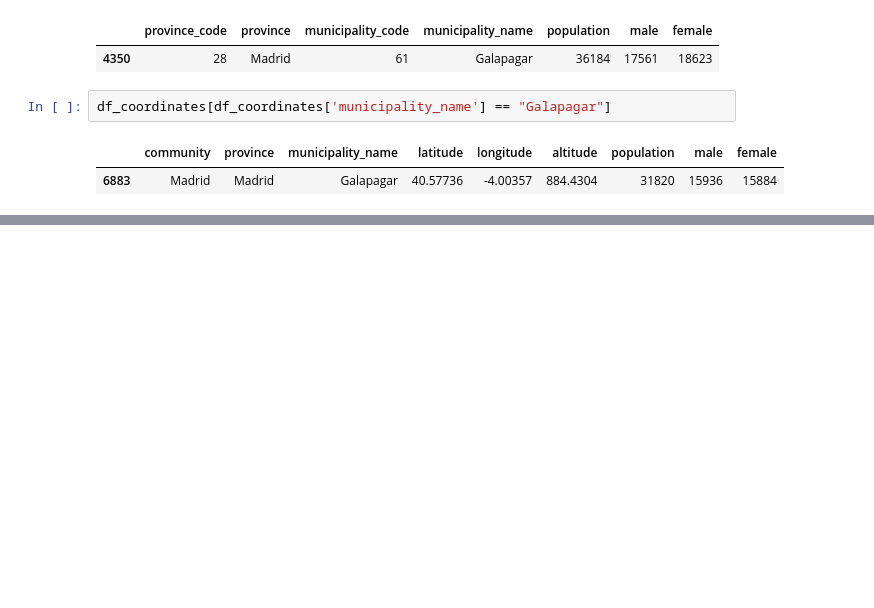
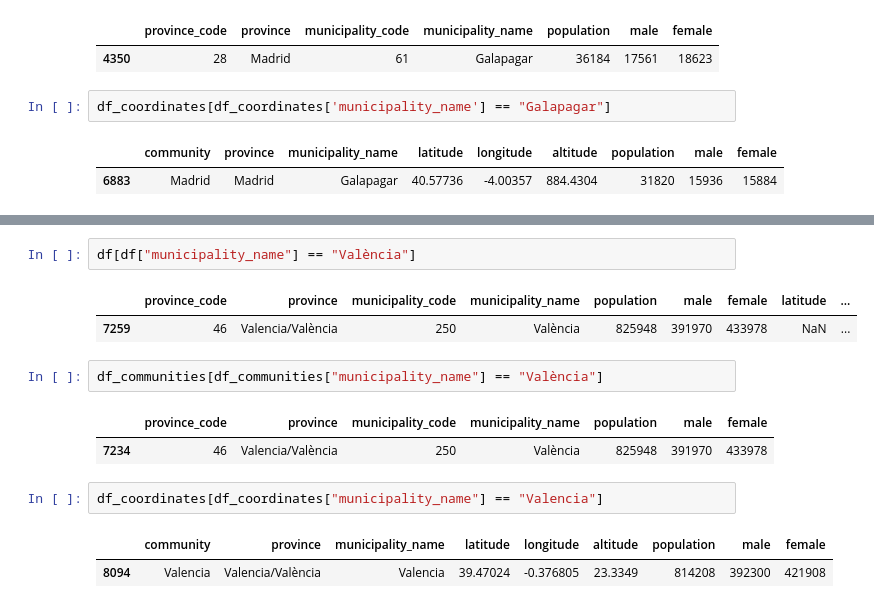
Before and after one commit to marimoysan/ml-pueblos, a Jupyter notebook: notebooks/eda.ipynb, the cells around one changed output, grey strips where cells are left out. Drawn from its saved outputs; the diff is of its cells as text; blank space fills up the shorter version.

```diff
--- a/notebooks/eda.ipynb
+++ b/notebooks/eda.ipynb
@@ -78,3 +132,18 @@ fig.update_layout(
 fig.update_layout(title="Communities in Spain by population size")
 
 fig.show()
+# %%
+df[df["municipality_name"] == "València"]
+# %% [output]
+|  | province_code | province | municipality_code | municipality_name | population | male | female | latitude | ... |
+| 7259 | 46 | Valencia/València | 250 | València | 825948 | 391970 | 433978 | NaN | ... |
+# %%
+df_communities[df_communities["municipality_name"] == "València"]
+# %% [output]
+|  | province_code | province | municipality_code | municipality_name | population | male | female |
+| 7234 | 46 | Valencia/València | 250 | València | 825948 | 391970 | 433978 |
+# %%
+df_coordinates[df_coordinates["municipality_name"] == "Valencia"]
+# %% [output]
+|  | community | province | municipality_name | latitude | longitude | altitude | population | male | female |
+| 8094 | Valencia | Valencia/València | Valencia | 39.47024 | -0.376805 | 23.3349 | 814208 | 392300 | 421908 |
```
Also changed, not shown: parts of 6 cells of this notebook.
